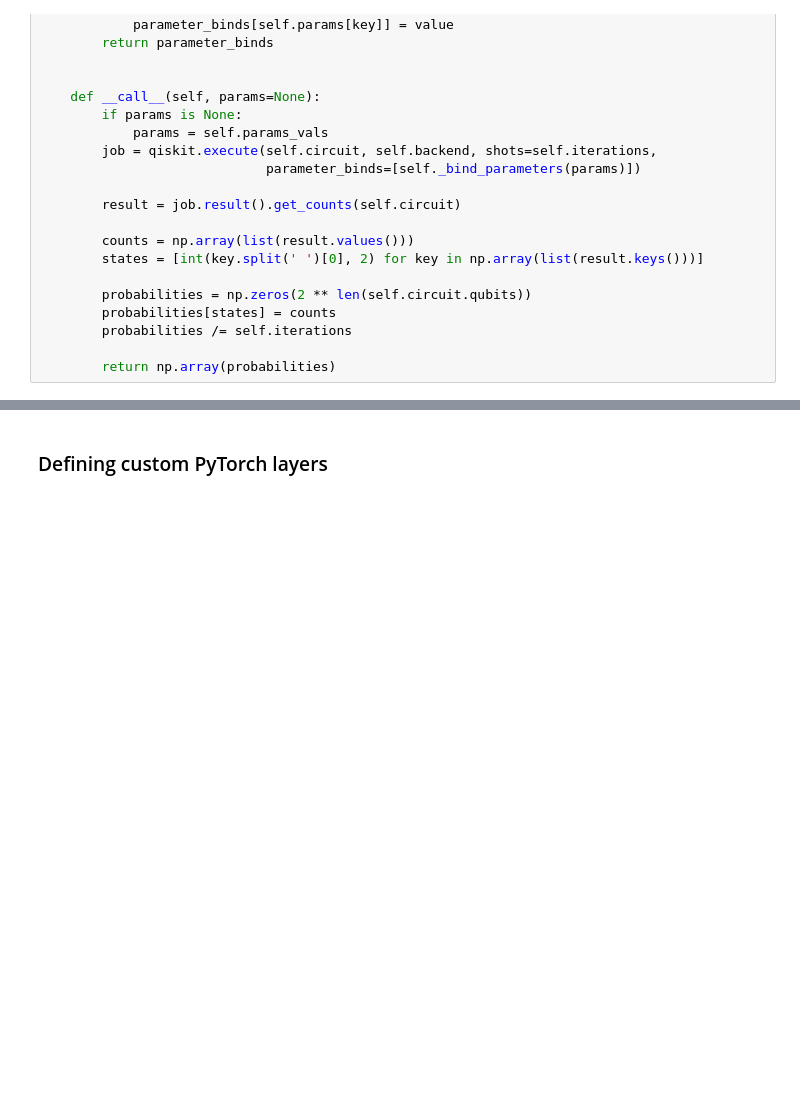
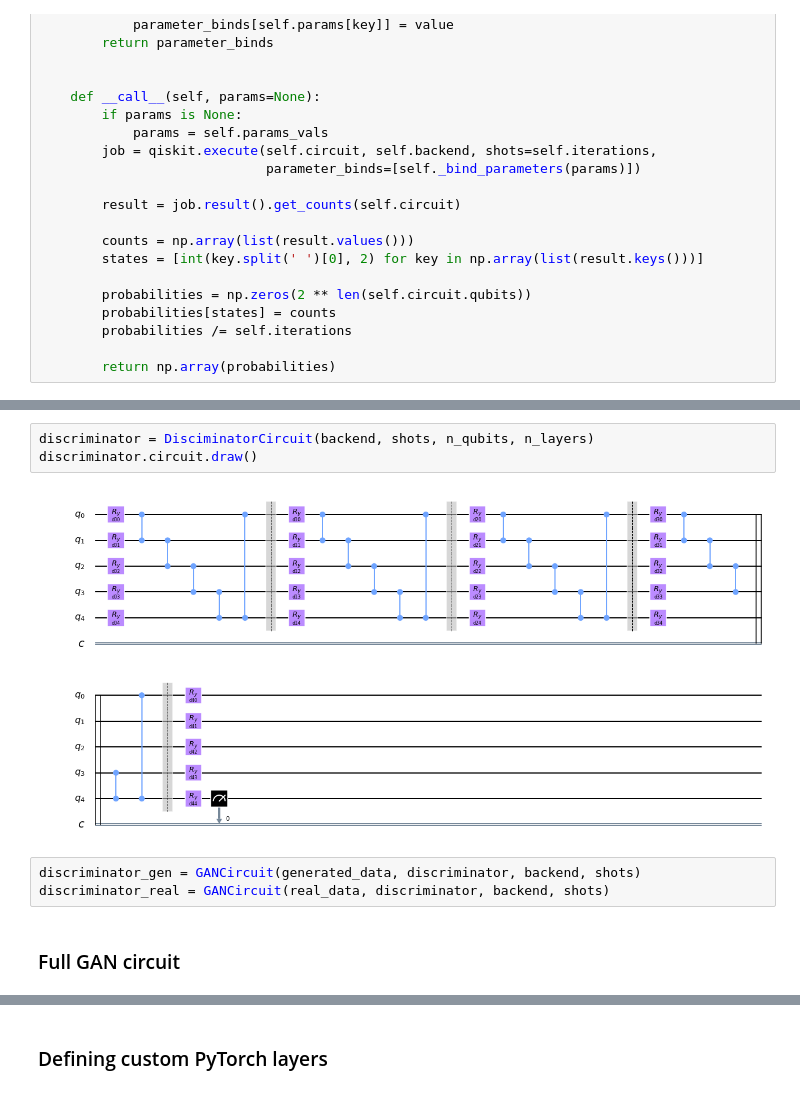
Before and after one commit to asakhnenko/EntangledSolutions, a Jupyter notebook: deep_learning/q_gans_qiskit_pytorch.ipynb, the cells around one changed output, grey strips where cells are left out. Drawn from its saved outputs; the diff is of its cells as text; blank space fills up the shorter version.

```diff
--- a/deep_learning/q_gans_qiskit_pytorch.ipynb
+++ b/deep_learning/q_gans_qiskit_pytorch.ipynb
@@ -203,0 +211,10 @@ Text(0.5, 1.0, 'Generated distribution')
+# %%
+discriminator = DisciminatorCircuit(backend, shots, n_qubits, n_layers)
+discriminator.circuit.draw()
+# %% [output]
+[figure, added]
+# %%
+discriminator_gen = GANCircuit(generated_data, discriminator, backend, shots)
+discriminator_real = GANCircuit(real_data, discriminator, backend, shots)
+# %% [markdown]
+### Full GAN circuit
```
Also changed, not shown: parts of 19 cells of this notebook.
